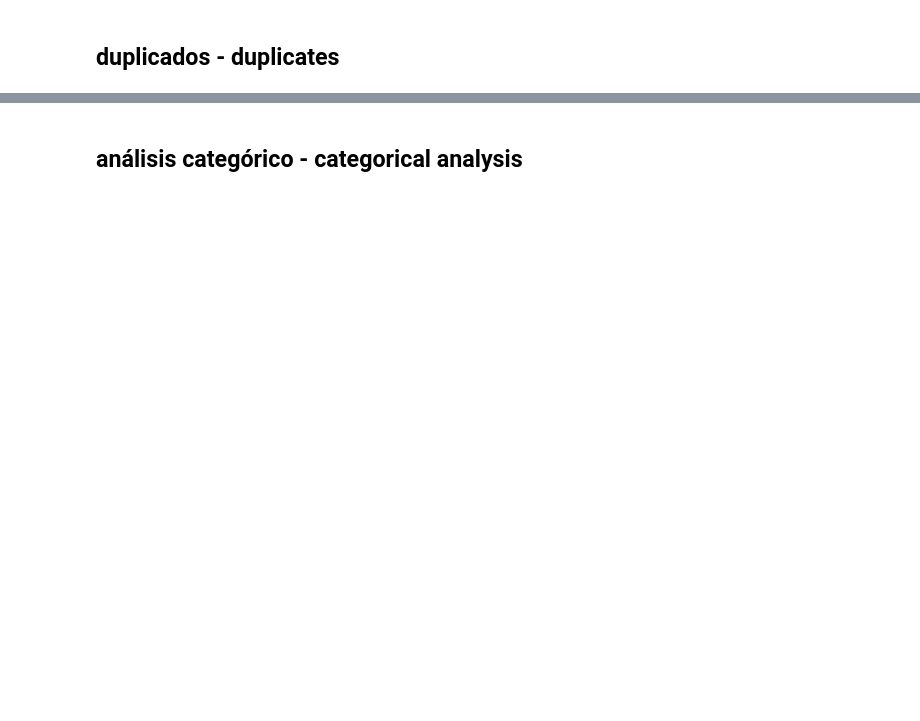
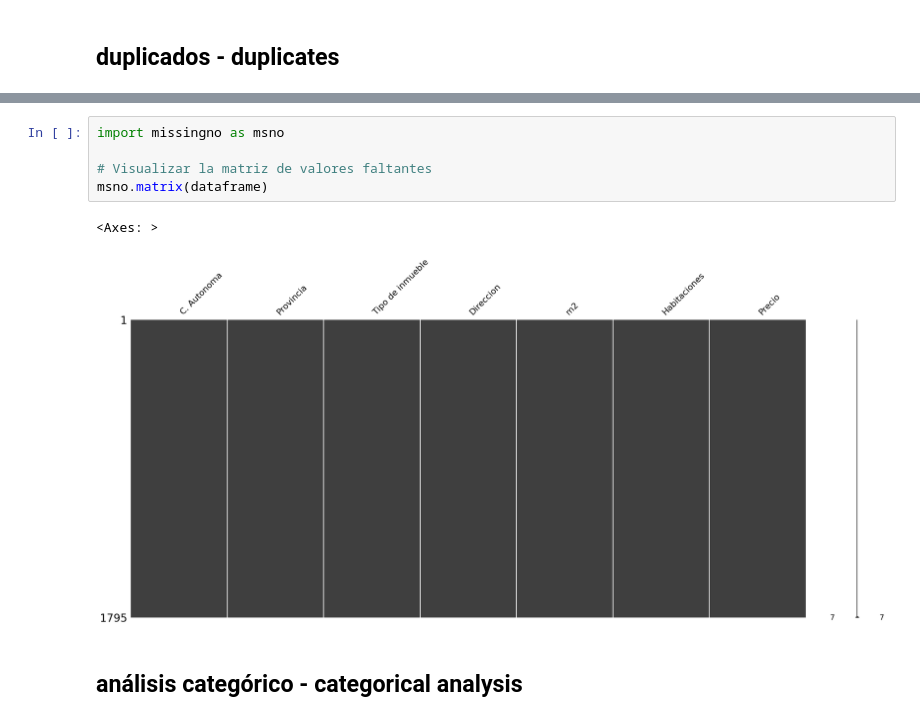
Before and after one commit to 4GeeksAcademy/028-PROYECTO_FINAL_VIVIENDAS-main-4geeks, a Jupyter notebook: src/PROVINCIAS/a_coruña_limpio_eda.ipynb, the cells around one changed output, grey strips where cells are left out. Cells and saved outputs as stored; diff of their text form; blank space fills up the shorter version.

```diff
--- a/src/PROVINCIAS/a_coruña_limpio_eda.ipynb
+++ b/src/PROVINCIAS/a_coruña_limpio_eda.ipynb
@@ -84,3 +89,11 @@ No duplicates were found in the DataFrame.
+# %%
+import missingno as msno
+
+# Visualizar la matriz de valores faltantes
+msno.matrix(dataframe)
+# %% [output]
+<Axes: >
+[figure, added]
 # %% [markdown]
 ## análisis categórico - categorical analysis
 # %%
```
Also changed, not shown: parts of 8 cells of this notebook, 26 other files.
